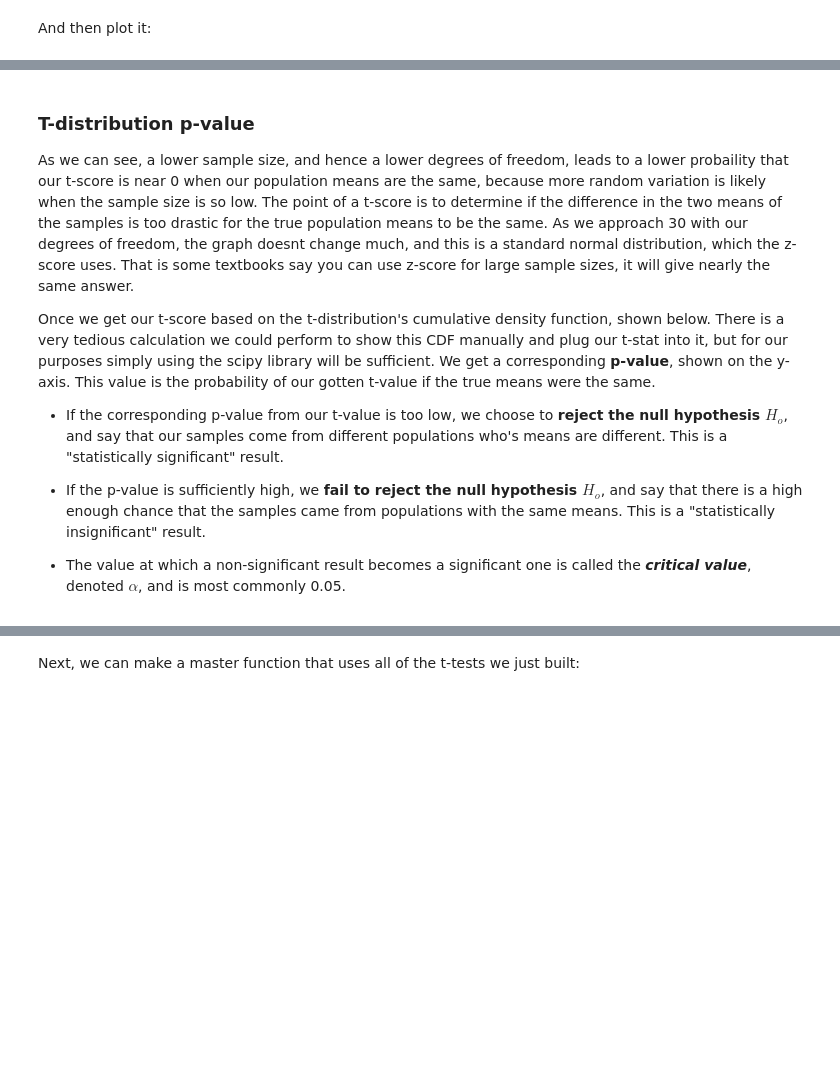
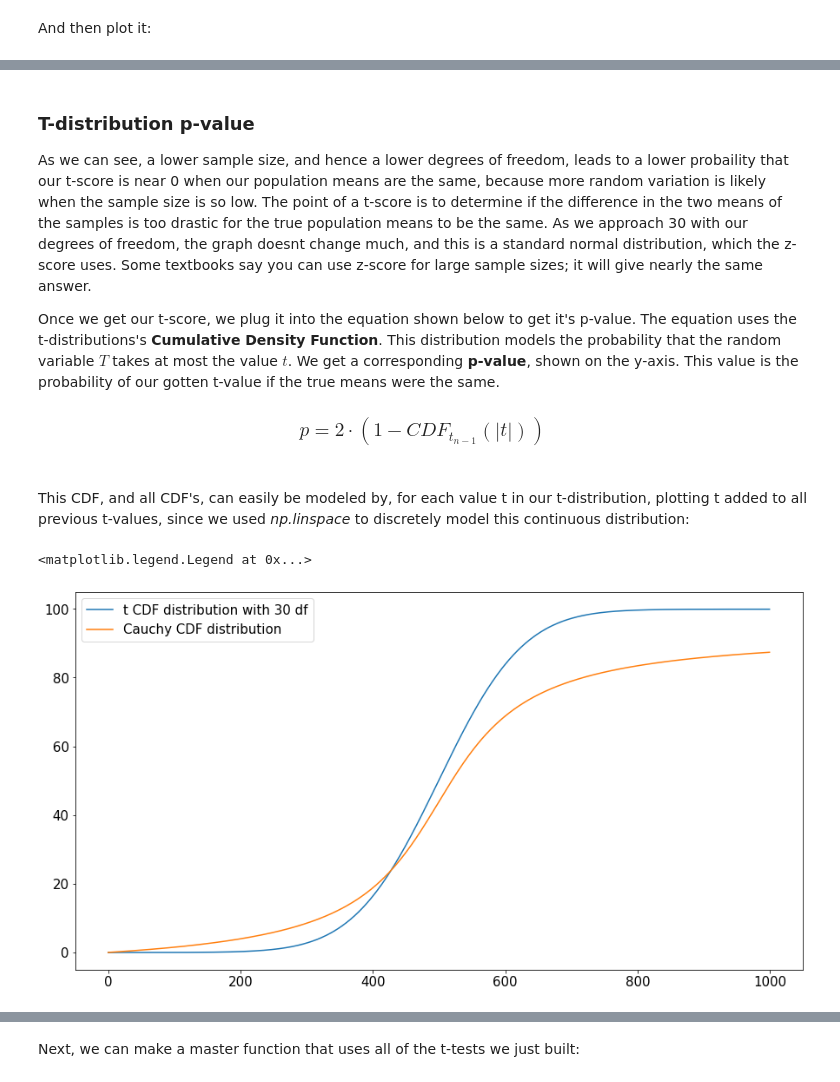
Before and after one commit to zacharyejohnson/Academics, a Jupyter notebook: LPFSAE/LSPFSAE Chapter 4 - Hypothesis Testing - 7-26-2022.ipynb, the cells around one changed output, grey strips where cells are left out. Drawn from its saved outputs; the diff is of its cells as text; code cells hidden in the pictures; blank space fills up the shorter version.

Commit message:
added CDF for t-distribution

```diff
--- a/LPFSAE/LSPFSAE Chapter 4 - Hypothesis Testing - 7-26-2022.ipynb
+++ b/LPFSAE/LSPFSAE Chapter 4 - Hypothesis Testing - 7-26-2022.ipynb
@@ -466,14 +468,34 @@ plt.legend()
 # %% [markdown]
 ### T-distribution p-value
 
-As we can see, a lower sample size, and hence a lower degrees of freedom, leads to a lower probaility that our t-score is near 0 when our population means are the same, because more random variation is likely when the sample size is so low. The point of a t-score is to determine if the difference in the two means of the samples is too drastic for the true population means to be the same. As we approach 30 with our degrees of freedom, the graph doesnt change much, and this is a standard normal distribution, which the z-score uses. That is some textbooks say you can use z-score for large sample sizes, it will give nearly the same answer.
+As we can see, a lower sample size, and hence a lower degrees of freedom, leads to a lower probaility that our t-score is near 0 when our population means are the same, because more random variation is likely when the sample size is so low. The point of a t-score is to determine if the difference in the two means of the samples is too drastic for the true population means to be the same. As we approach 30 with our degrees of freedom, the graph doesnt change much, and this is a standard normal distribution, which the z-score uses. Some textbooks say you can use z-score for large sample sizes; it will give nearly the same answer.
 
-Once we get our t-score based on the t-distribution's cumulative density function, shown below. There is a very tedious calculation we could perform to show this CDF manually and plug our t-stat into it, but for our purposes simply using the scipy library will be sufficient. We get a corresponding __p-value__, shown on the y-axis. This value is the probability of our gotten t-value if the true means were the same.
+Once we get our t-score, we plug it into the equation shown below to get it's p-value. The equation uses the t-distributions's __Cumulative Density Function__. This distribution models the probability that the random variable $T$ takes at most the value $t$. We get a corresponding __p-value__, shown on the y-axis. This value is the probability of our gotten t-value if the true means were the same.
 
-- If the corresponding p-value from our t-value is too low, we choose to __reject the null hypothesis $H_o$__, and say that our samples come from different populations who's means are different. This is a "statistically significant" result.
-
-
-- If the p-value is sufficiently high, we __fail to reject the null hypothesis $H_o$__, and say that there is a high enough chance that the samples came from populations with the same means. This is a "statistically insignificant" result.
-
-
-- The value at which a non-significant result becomes a significant one is called the __*critical value*__, denoted $\alpha$, and is most commonly 0.05.
+<h3 align="center">
+    $ p =  2 \cdot (1-CDF_{t_{n-1}}(|t|)) $
+<h3>
+# %% [markdown]
+This CDF, and all CDF's, can easily be modeled by, for each value t in our t-distribution, plotting t added to all previous t-values, since we used _np.linspace_ to discretely model this continuous distribution:
+# %%
+fig, ax = plt.subplots(figsize = (15,8))
+
+#create t-dist with 30 df and with 1 df
+t_dist = t_distribution(df = 30)
+cauchy = t_distribution(df = 1)
+
+#go along the linspace that was created and add current value to all previous values
+f_dist = t_dist.copy()
+cauchy_f_dist = cauchy.copy()
+
+for i in range(len(t_dist)):
+    f_dist[i] += f_dist[i-1]
+    cauchy_f_dist[i] += cauchy_f_dist[i-1]
+
+plt.plot(f_dist, label = 't CDF distribution with 30 df')
+plt.plot(cauchy_f_dist, label = 'Cauchy CDF distribution')
+plt.set_ytic
+plt.legend()
+# %% [output]
+<matplotlib.legend.Legend at 0x...>
+[figure, added]
```
Also changed, not shown: parts of 17 cells of this notebook.
